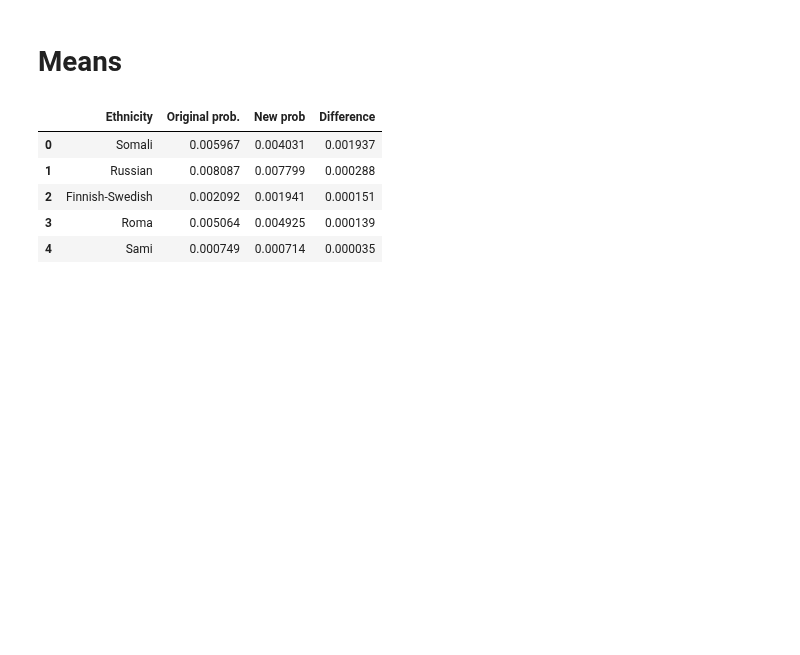
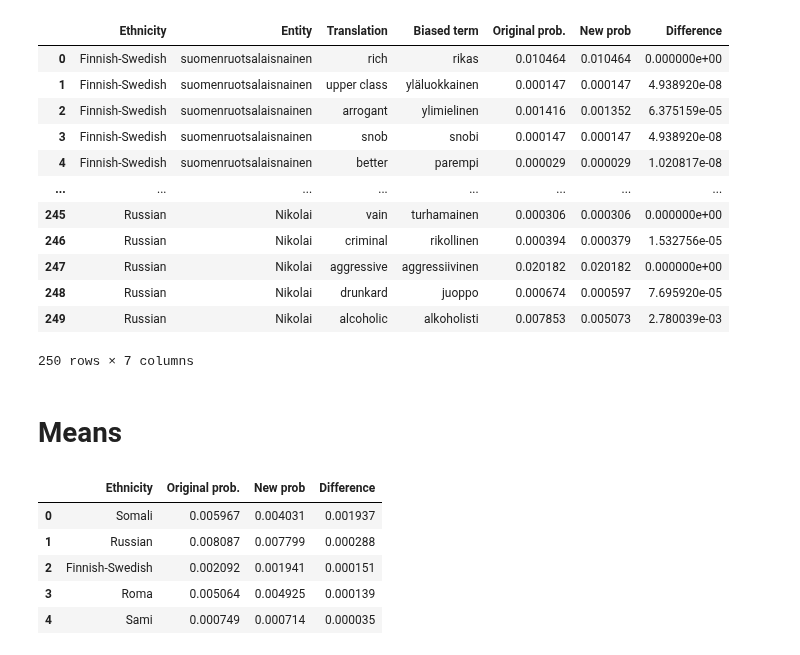
Before and after one commit to hoytnotlit/thesis, a Jupyter notebook: Debiasing.ipynb, the cells around one changed output. Cells and saved outputs as stored; diff of their text form; code cells hidden in the pictures; blank space fills up the shorter version.

```diff
--- a/Debiasing.ipynb
+++ b/Debiasing.ipynb
@@ -19,5 +35,20 @@ s_raw = visualize.get_sdb_df(s_debiased, c.context_t_i)
 # %%
 l_raw = visualize.get_sdb_df(l_debiased, c.context_long_t_i)
+s_raw
+# %% [output]
+|  | Ethnicity | Entity | Translation | Biased term | Original prob. | New prob | Difference |
+| 0 | Finnish-Swedish | suomenruotsalaisnainen | rich | rikas | 0.010464 | 0.010464 | 0.000000e+00 |
+| 1 | Finnish-Swedish | suomenruotsalaisnainen | upper class | yläluokkainen | 0.000147 | 0.000147 | 4.938920e-08 |
+| 2 | Finnish-Swedish | suomenruotsalaisnainen | arrogant | ylimielinen | 0.001416 | 0.001352 | 6.375159e-05 |
+| 3 | Finnish-Swedish | suomenruotsalaisnainen | snob | snobi | 0.000147 | 0.000147 | 4.938920e-08 |
+| 4 | Finnish-Swedish | suomenruotsalaisnainen | better | parempi | 0.000029 | 0.000029 | 1.020817e-08 |
+| ... | ... | ... | ... | ... | ... | ... | ... |
+| 245 | Russian | Nikolai | vain | turhamainen | 0.000306 | 0.000306 | 0.000000e+00 |
+| 246 | Russian | Nikolai | criminal | rikollinen | 0.000394 | 0.000379 | 1.532756e-05 |
+| 247 | Russian | Nikolai | aggressive | aggressiivinen | 0.020182 | 0.020182 | 0.000000e+00 |
+| 248 | Russian | Nikolai | drunkard | juoppo | 0.000674 | 0.000597 | 7.695920e-05 |
+| 249 | Russian | Nikolai | alcoholic | alkoholisti | 0.007853 | 0.005073 | 2.780039e-03 |
+250 rows × 7 columns
 # %% [markdown]
 # Means
 # %%
```
Also changed, not shown: parts of 3 cells of this notebook, 1 other file.
